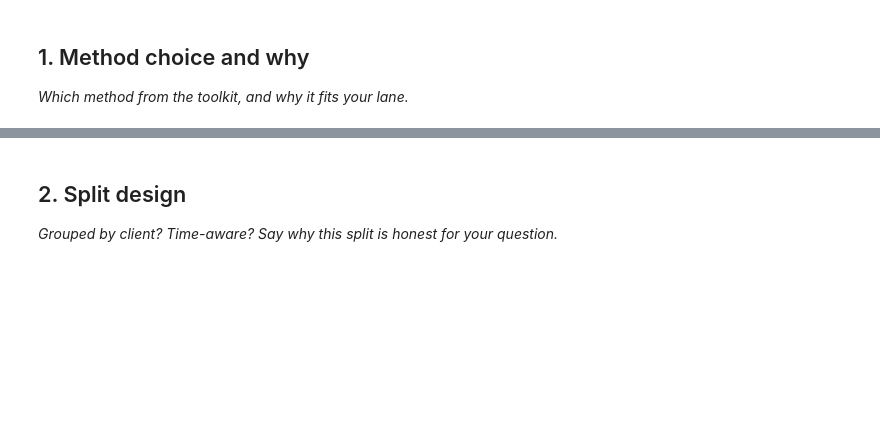
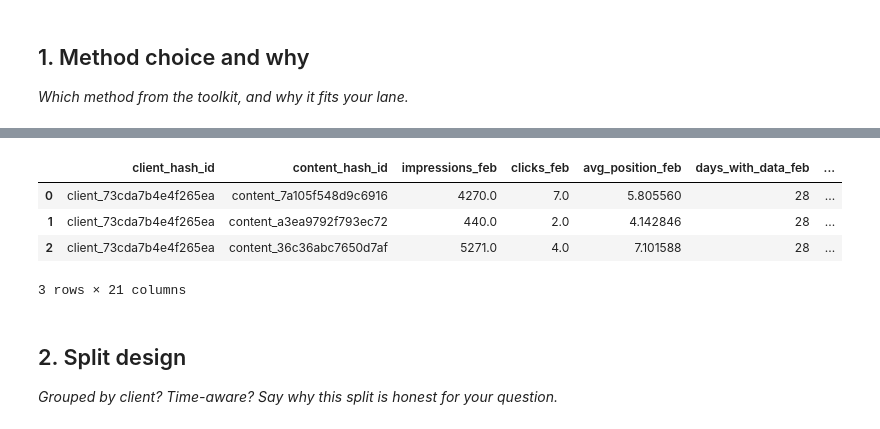
Before and after one commit to alianas-dev/flyrank-ml-internship, a Jupyter notebook: work/notebooks/w05_model.ipynb, the cells around one changed output, grey strips where cells are left out. Cells and saved outputs as stored; diff of their text form; code cells hidden in the pictures; blank space fills up the shorter version.

```diff
--- a/work/notebooks/w05_model.ipynb
+++ b/work/notebooks/w05_model.ipynb
@@ -15,0 +58,75 @@ This skeleton is yours to fill. Work the sections **in order** — each one has
+# %%
+# Build the feature (Feb) + label (Mar) frame in one query, and recompute the Week-4
+# rule's score using ONLY February data (its own position-band lookup, fit on Feb, not Mar).
+frame = con.sql(f"""
+    WITH feb_agg AS (
+        SELECT
+            client_hash_id, content_hash_id,
+            SUM(gsc_impressions) AS impressions_feb,
+            SUM(gsc_clicks) AS clicks_feb,
+            AVG(CASE WHEN gsc_avg_position > 0 THEN gsc_avg_position END) AS avg_position_feb,
+            COUNT(*) AS days_with_data_feb,
+            SUM(CASE WHEN ga4_data_available IS TRUE THEN ga4_sessions ELSE 0 END) AS sessions_feb
+        FROM {FACT_FEB}
+        GROUP BY client_hash_id, content_hash_id
+    ),
+    mar_agg AS (
+        SELECT
+            client_hash_id, content_hash_id,
+            SUM(gsc_impressions) AS impressions_mar
+        FROM {FACT_MAR}
+        GROUP BY client_hash_id, content_hash_id
+    )
+    SELECT
+        f.*,
+        c.content_type,
+        c.content_updated_date,
+        c.content_created_date,
+        DATE_DIFF('day', COALESCE(c.content_updated_date, c.content_created_date), {FEB_END}) AS days_since_update,
+        CASE WHEN f.impressions_feb > 0 THEN f.clicks_feb * 1.0 / f.impressions_feb END AS ctr_feb,
+        COALESCE(m.impressions_mar, 0) AS impressions_mar,
+        -- a page with zero March rows (dropped out of the panel entirely) still counts as
+        -- a maximal decline here; Section 4 flags this as a real, separate error pattern.
+        CASE WHEN m.content_hash_id IS NULL THEN 1 ELSE 0 END AS disappeared_in_march
+    FROM feb_agg f
+    JOIN {DIM_CONTENT} c ON f.content_hash_id = c.content_hash_id
+    LEFT JOIN mar_agg m ON f.content_hash_id = m.content_hash_id AND f.client_hash_id = m.client_hash_id
+    WHERE f.impressions_feb > 0
+""").df()
+
+# The label: same >20% drop rule used since Week 3, now genuinely forward-looking.
+frame["is_declining_next_month"] = (
+    (frame["impressions_mar"] - frame["impressions_feb"]) / frame["impressions_feb"] < -0.20
+).astype(int)
+
+print(f"Rows (pages with real Feb visibility): {len(frame):,}")
+print(f"Label rate (declined by >20% in March): {frame['is_declining_next_month'].mean():.1%}")
+print(f"Of those, disappeared entirely from March tracking: {frame['disappeared_in_march'].sum():,}")
+
+# Real-data gotcha: a page can have impressions but no day where GSC recorded a real
+# position (every day landed on the 0 = "no data" placeholder), so avg_position_feb
+# comes back NULL. That missingness is itself informative — keep it as a flag rather
+# than silently imputing it away — then impute the numeric value for the models below.
+frame["avg_position_missing"] = frame["avg_position_feb"].isna().astype(int)
+frame["days_since_update_missing"] = frame["days_since_update"].isna().astype(int)
+print(f"Pages with no valid position data this month: {frame['avg_position_missing'].sum():,}")
+
+# Recompute the Week-4 rule, fit on Feb data only (its own position-band CTR lookup).
+frame["position_band"] = pd.cut(
+    frame["avg_position_feb"], bins=[0, 3, 10, 20, 50, 100000],
+    labels=["1-3", "4-10", "11-20", "21-50", "51+"],
+)
+band_ctr = frame.groupby("position_band", observed=True)["ctr_feb"].mean()
+frame["expected_ctr_for_band"] = frame["position_band"].astype(str).map(band_ctr.to_dict()).astype(float)
+frame["ctr_gap"] = (frame["expected_ctr_for_band"] - frame["ctr_feb"]).clip(lower=0).fillna(0)
+# .fillna(0) matters here: a page with no position data gets NaN ctr_gap, and
+# 0 (underperforming flag) * NaN would silently produce NaN, not 0, in the score below.
+
+stale = (frame["days_since_update"] >= 180).astype(int)
+underperforming = (frame["ctr_gap"] > 0).astype(int)
+visible = (frame["impressions_feb"] >= 500).astype(int)
+frame["baseline_rule_score"] = stale * underperforming * visible * frame["ctr_gap"] * frame["impressions_feb"]
+
+print(f"Week-4 rule flags {int((frame['baseline_rule_score'] > 0).sum()):,} of {len(frame):,} pages this month.")
+frame.head(3)
+# %% [output]
@@ -16,3 +138,8 @@ This skeleton is yours to fill. Work the sections **in order** — each one has
+|  | client_hash_id | content_hash_id | impressions_feb | clicks_feb | avg_position_feb | days_with_data_feb | ... |
+| 0 | client_73cda7b4e4f265ea | content_7a105f548d9c6916 | 4270.0 | 7.0 | 5.805560 | 28 | ... |
+| 1 | client_73cda7b4e4f265ea | content_a3ea9792f793ec72 | 440.0 | 2.0 | 4.142846 | 28 | ... |
+| 2 | client_73cda7b4e4f265ea | content_36c36abc7650d7af | 5271.0 | 4.0 | 7.101588 | 28 | ... |
+3 rows × 21 columns
 # %% [markdown]
 ## 2. Split design
 
```
Also changed, not shown: parts of 16 cells of this notebook.
